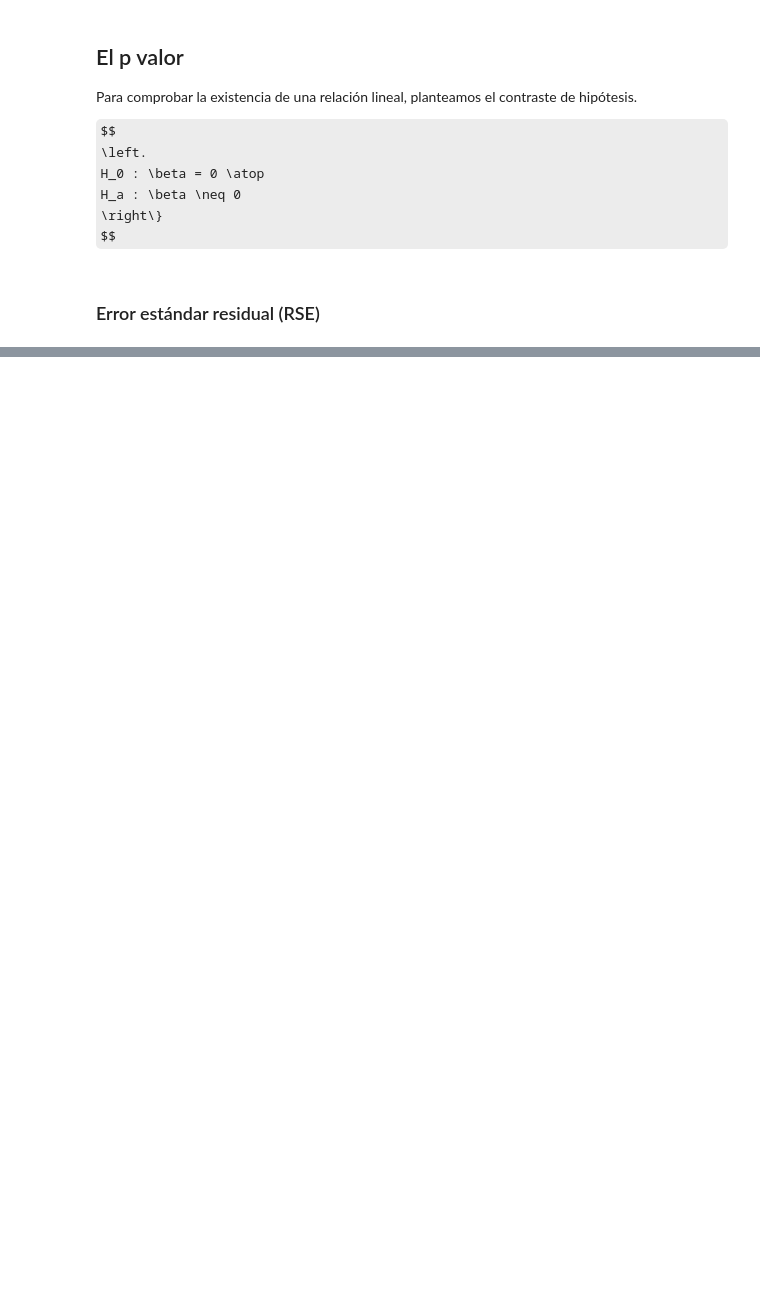
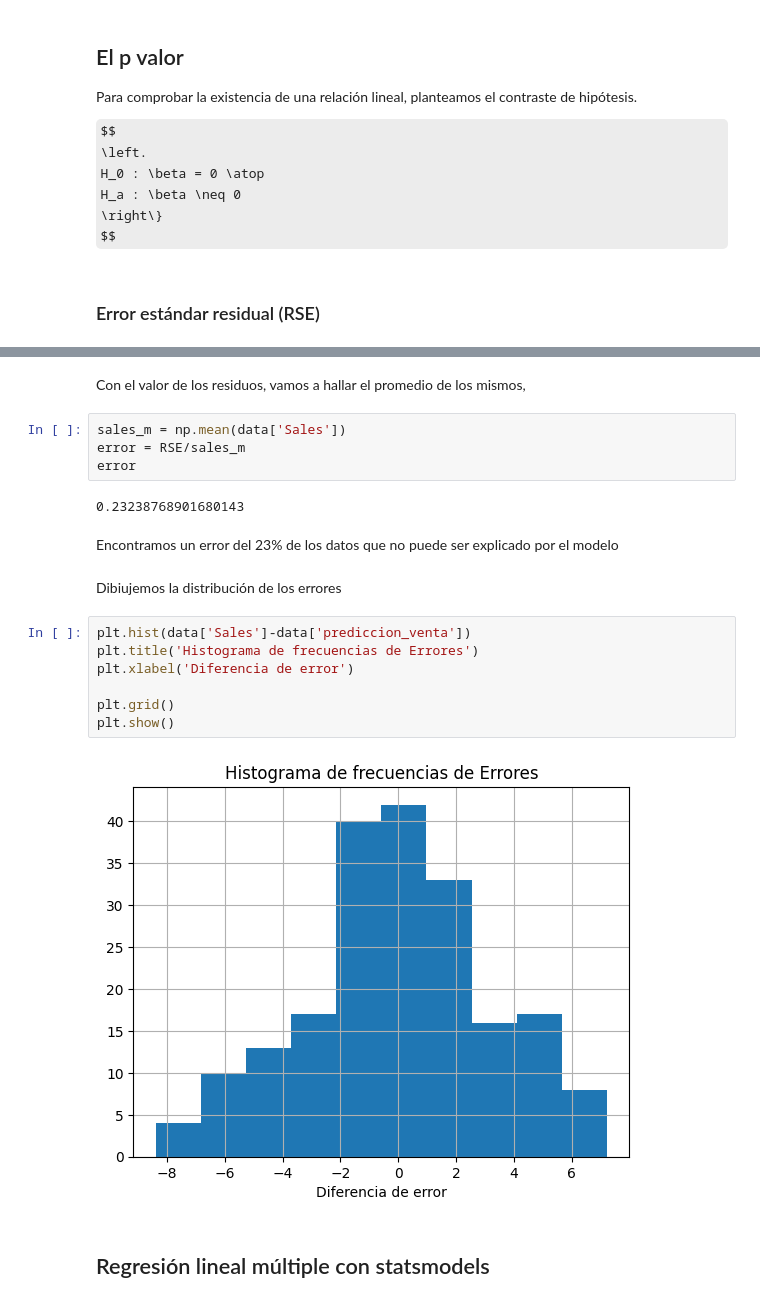
Before and after one commit to majandro1026/python_personal, a Jupyter notebook: mis_NB/python_scripts/Notebooks/NB3-regresionLineal.ipynb, the cells around one changed output, grey strips where cells are left out. Cells and saved outputs as stored; diff of their text form; some formulas as TeX source; blank space fills up the shorter version.

Commit message:
regresion lineal y variables dummy

```diff
--- a/mis_NB/python_scripts/Notebooks/NB3-regresionLineal.ipynb
+++ b/mis_NB/python_scripts/Notebooks/NB3-regresionLineal.ipynb
@@ -194,0 +326,23 @@ RSE
+# %% [markdown]
+Con el valor de los residuos, vamos a hallar el promedio de los mismos,
+# %%
+sales_m = np.mean(data['Sales'])
+error = RSE/sales_m
+error
+# %% [output]
+0.23238768901680143
+# %% [markdown]
+Encontramos un error del 23% de los datos que no puede ser explicado por el modelo
+# %% [markdown]
+Dibiujemos la distribución de los errores
+# %%
+plt.hist(data['Sales']-data['prediccion_venta'])
+plt.title('Histograma de frecuencias de Errores')
+plt.xlabel('Diferencia de error')
+
+plt.grid()
+plt.show()
+# %% [output]
+[figure, added]
+# %% [markdown]
+## Regresión lineal múltiple con statsmodels
```
Also changed, not shown: parts of 110 cells of this notebook.
